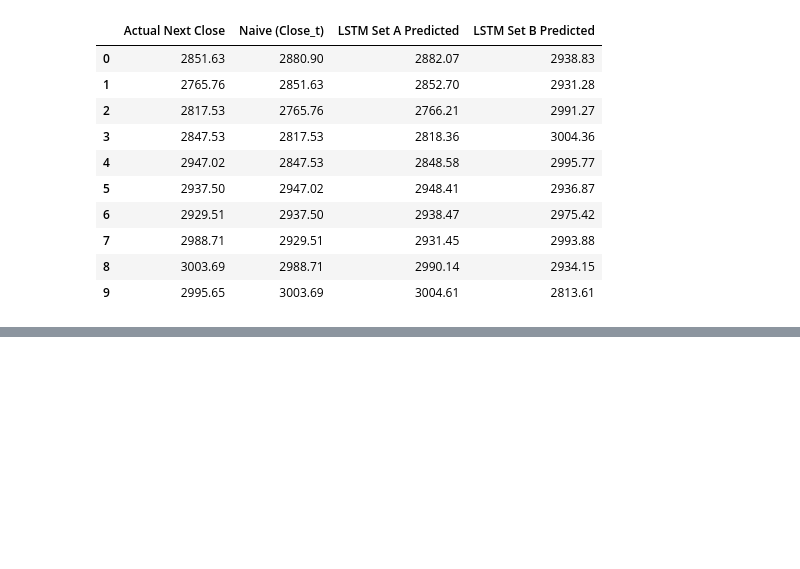
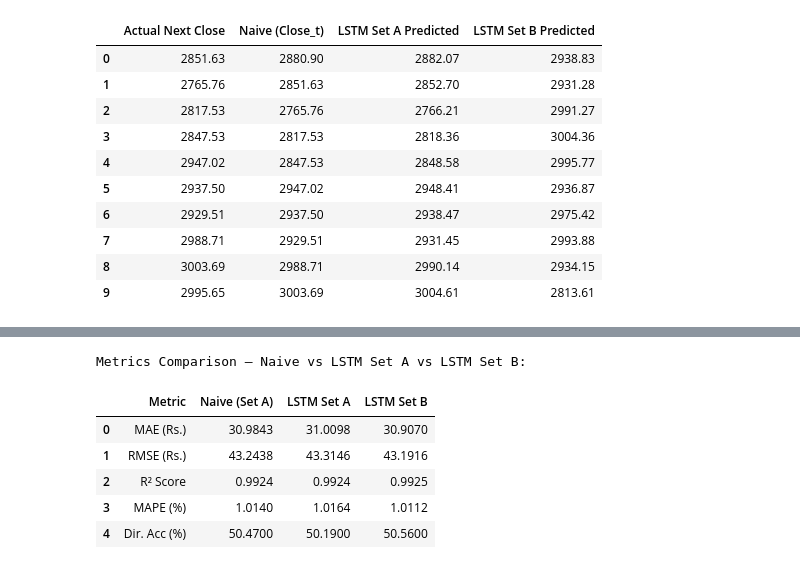
Before and after one commit to rishika790/AI-PORTFOLIO, a Jupyter notebook: DL_GRU_OHLCV_vs_Indicators.ipynb, the cells around one changed output, grey strips where cells are left out. Saved outputs shown, nothing was run; the diff lists cells and outputs as text; code cells hidden in the pictures; blank space fills up the shorter version.

Commit message:
code: cell 72 — met_naive_A = get_metrics(y_actual_A, naive_pred_A)

```diff
--- a/DL_GRU_OHLCV_vs_Indicators.ipynb
+++ b/DL_GRU_OHLCV_vs_Indicators.ipynb
@@ -1013,3 +1013,35 @@ Set B Features (OHLCV + All 9 Indicators) — Test Set First 10 Days:
 | 7 | 2955.5326 | 3000.9351 | 2927.6799 | 2992.2913 | 1279197.0 | 2974.0238 | 2953.6881 | 2952.2769 | 2963.7849 | -11.5080 | 62.6962 | ... |
 | 8 | 2952.9126 | 2962.5170 | 2926.7188 | 2933.6165 | 1527582.0 | 2974.6100 | 2947.8551 | 2949.4060 | 2961.5502 | -12.1442 | 54.6192 | ... |
 | 9 | 2872.5849 | 2875.2043 | 2787.4114 | 2811.1169 | 3030921.0 | 2949.2395 | 2939.0258 | 2928.1308 | 2950.4070 | -22.2762 | 46.9486 | ... |
+# %%
+met_naive_A = get_metrics(y_actual_A, naive_pred_A)
+met_naive_B = get_metrics(y_actual_B, naive_pred_B)
+
+comp = pd.DataFrame({
+    'Metric'     : ['MAE (Rs.)', 'RMSE (Rs.)', 'R² Score', 'MAPE (%)', 'Dir. Acc (%)'],
+    'Naive (Set A)': [
+        round(met_naive_A['MAE'],4), round(met_naive_A['RMSE'],4),
+        round(met_naive_A['R2'],4),  round(met_naive_A['MAPE'],4),
+        round(met_naive_A['DirAcc'],2)
+    ],
+    'LSTM Set A': [
+        round(met_A_test['MAE'],4), round(met_A_test['RMSE'],4),
+        round(met_A_test['R2'],4),  round(met_A_test['MAPE'],4),
+        round(met_A_test['DirAcc'],2)
+    ],
+    'LSTM Set B': [
+        round(met_B_test['MAE'],4), round(met_B_test['RMSE'],4),
+        round(met_B_test['R2'],4),  round(met_B_test['MAPE'],4),
+        round(met_B_test['DirAcc'],2)
+    ],
+})
+print('Metrics Comparison — Naive vs LSTM Set A vs LSTM Set B:')
+display(comp)
+# %% [output]
+Metrics Comparison — Naive vs LSTM Set A vs LSTM Set B:
+|  | Metric | Naive (Set A) | LSTM Set A | LSTM Set B |
+| 0 | MAE (Rs.) | 30.9843 | 31.0098 | 30.9070 |
+| 1 | RMSE (Rs.) | 43.2438 | 43.3146 | 43.1916 |
+| 2 | R² Score | 0.9924 | 0.9924 | 0.9925 |
+| 3 | MAPE (%) | 1.0140 | 1.0164 | 1.0112 |
+| 4 | Dir. Acc (%) | 50.4700 | 50.1900 | 50.5600 |
```
